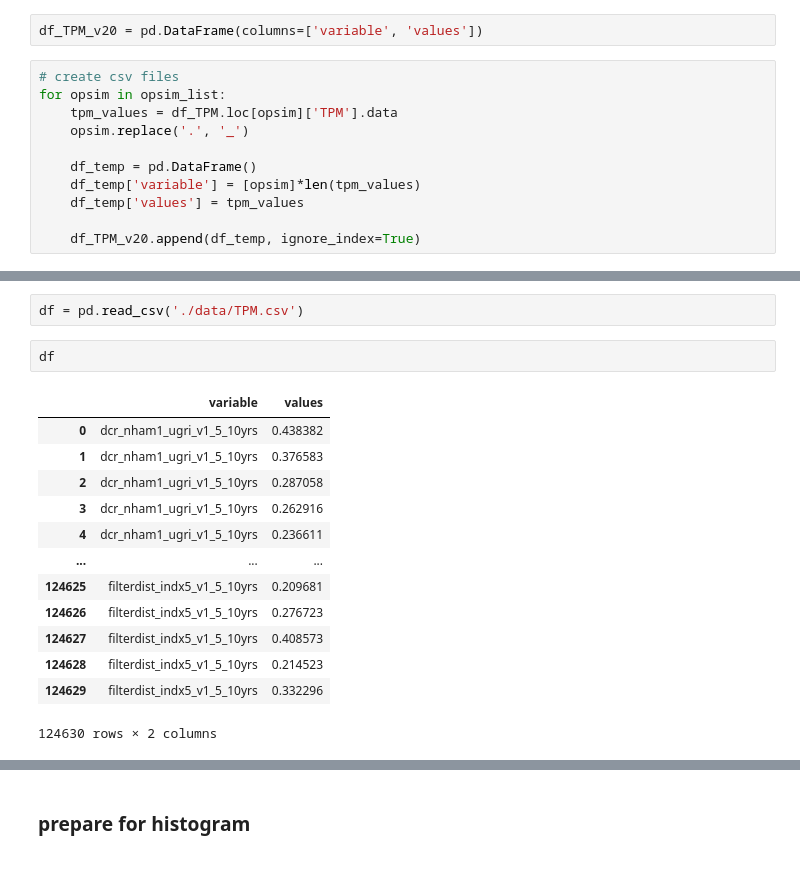
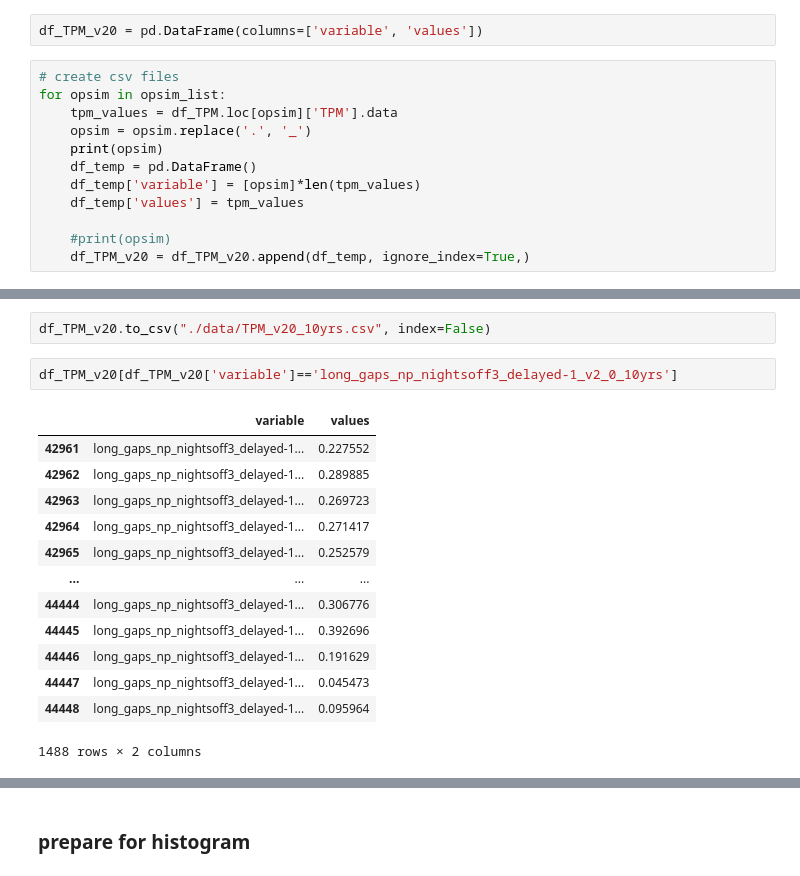
Before and after one commit to xiaolng/widgets, a Jupyter notebook: data_preparation.ipynb, the cells around one changed output, grey strips where cells are left out. Cells and saved outputs as stored; diff of their text form.

```diff
--- a/data_preparation.ipynb
+++ b/data_preparation.ipynb
@@ -39,10 +86,11 @@ df_TPM_v20 = pd.DataFrame(columns=['variable', 'values'])
 # create csv files
 for opsim in opsim_list:
     tpm_values = df_TPM.loc[opsim]['TPM'].data
-    opsim.replace('.', '_')
-
+    opsim = opsim.replace('.', '_')
+    print(opsim)
     df_temp = pd.DataFrame()
     df_temp['variable'] = [opsim]*len(tpm_values)
     df_temp['values'] = tpm_values
 
-    df_TPM_v20.append(df_temp, ignore_index=True)
+    #print(opsim)
+    df_TPM_v20 = df_TPM_v20.append(df_temp, ignore_index=True,)
@@ -65,18 +115,18 @@ df_TPM_v20
-# %%
-df = pd.read_csv('./data/TPM.csv')
-# %%
-df
-# %% [output]
-|  | variable | values |
-| 0 | dcr_nham1_ugri_v1_5_10yrs | 0.438382 |
-| 1 | dcr_nham1_ugri_v1_5_10yrs | 0.376583 |
-| 2 | dcr_nham1_ugri_v1_5_10yrs | 0.287058 |
-| 3 | dcr_nham1_ugri_v1_5_10yrs | 0.262916 |
-| 4 | dcr_nham1_ugri_v1_5_10yrs | 0.236611 |
-| ... | ... | ... |
-| 124625 | filterdist_indx5_v1_5_10yrs | 0.209681 |
-| 124626 | filterdist_indx5_v1_5_10yrs | 0.276723 |
-| 124627 | filterdist_indx5_v1_5_10yrs | 0.408573 |
-| 124628 | filterdist_indx5_v1_5_10yrs | 0.214523 |
-| 124629 | filterdist_indx5_v1_5_10yrs | 0.332296 |
-124630 rows × 2 columns
+# %%
+df_TPM_v20.to_csv("./data/TPM_v20_10yrs.csv", index=False)
+# %%
+df_TPM_v20[df_TPM_v20['variable']=='long_gaps_np_nightsoff3_delayed-1_v2_0_10yrs']
+# %% [output]
+|  | variable | values |
+| 42961 | long_gaps_np_nightsoff3_delayed-1... | 0.227552 |
+| 42962 | long_gaps_np_nightsoff3_delayed-1... | 0.289885 |
+| 42963 | long_gaps_np_nightsoff3_delayed-1... | 0.269723 |
+| 42964 | long_gaps_np_nightsoff3_delayed-1... | 0.271417 |
+| 42965 | long_gaps_np_nightsoff3_delayed-1... | 0.252579 |
+| ... | ... | ... |
+| 44444 | long_gaps_np_nightsoff3_delayed-1... | 0.306776 |
+| 44445 | long_gaps_np_nightsoff3_delayed-1... | 0.392696 |
+| 44446 | long_gaps_np_nightsoff3_delayed-1... | 0.191629 |
+| 44447 | long_gaps_np_nightsoff3_delayed-1... | 0.045473 |
+| 44448 | long_gaps_np_nightsoff3_delayed-1... | 0.095964 |
+1488 rows × 2 columns
```
Also changed, not shown: parts of 9 cells of this notebook, 3 other files.
